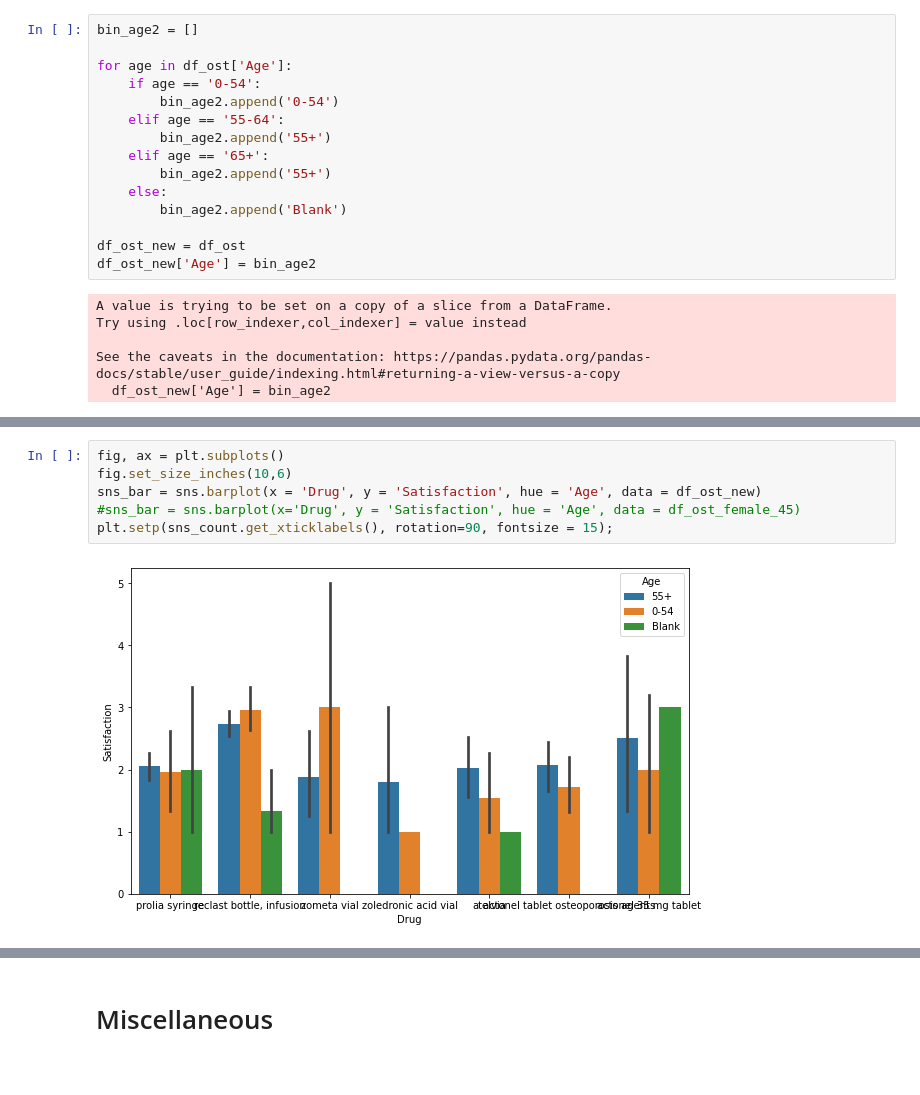
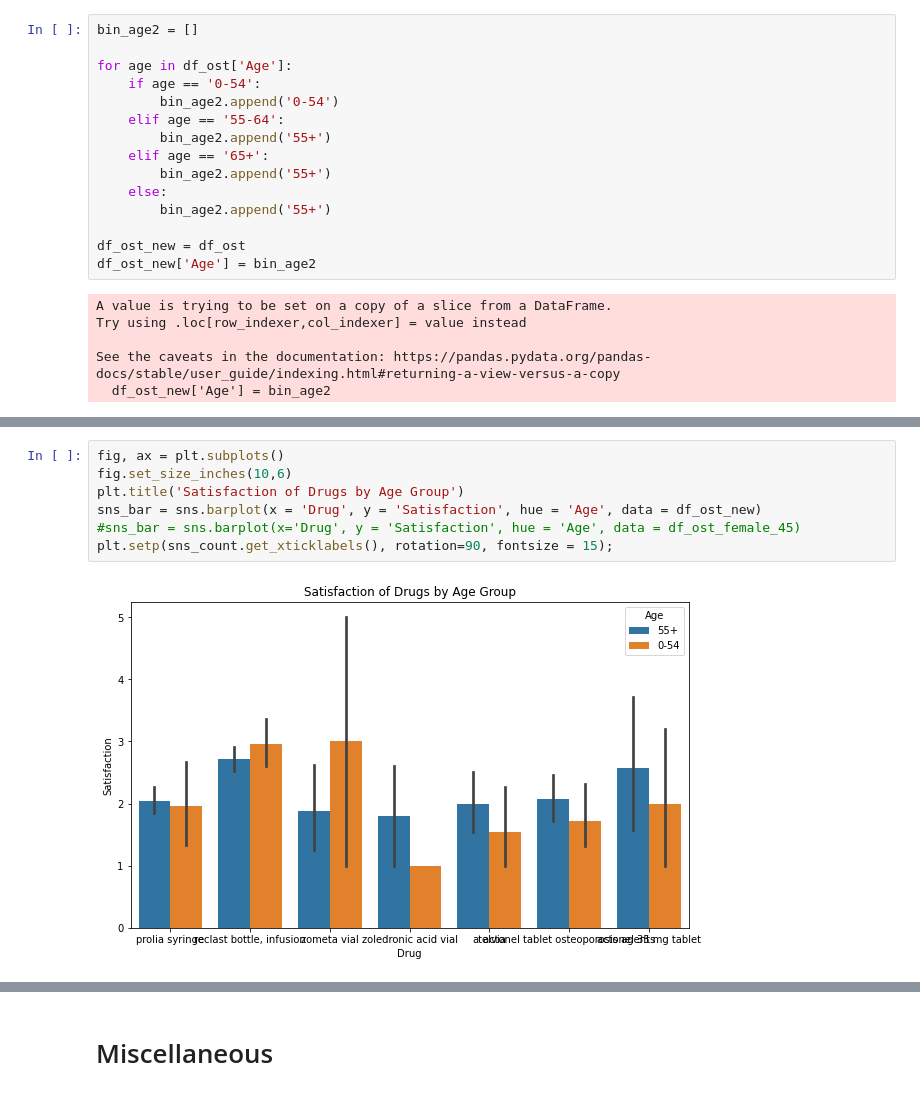
Before and after one commit to woonsupkim/DrugReview, a Jupyter notebook: EDA.ipynb, the cells around one changed output, grey strips where cells are left out. Cells and saved outputs as stored; diff of their text form.

```diff
--- a/EDA.ipynb
+++ b/EDA.ipynb
@@ -279,7 +278,7 @@ for age in df_ost['Age']:
     elif age == '65+':
         bin_age2.append('55+')
     else:
-        bin_age2.append('Blank')
+        bin_age2.append('55+')
 
 df_ost_new = df_ost
 df_ost_new['Age'] = bin_age2
@@ -319,11 +319,12 @@ plt.setp(sns_count.get_xticklabels(), rotation=90, fontsize = 15);
 # %%
 fig, ax = plt.subplots()
 fig.set_size_inches(10,6)
+plt.title('Satisfaction of Drugs by Age Group')
 sns_bar = sns.barplot(x = 'Drug', y = 'Satisfaction', hue = 'Age', data = df_ost_new)
 #sns_bar = sns.barplot(x='Drug', y = 'Satisfaction', hue = 'Age', data = df_ost_female_45)
 plt.setp(sns_count.get_xticklabels(), rotation=90, fontsize = 15);
 # %% [output]
-[figure, old version]
+[figure, new version]
 # %%
 df_ost_female_45_new = df_ost_female_new[df_ost_female_new['Age'] != '0-54']
 
```
Also changed, not shown: parts of 10 cells of this notebook.
